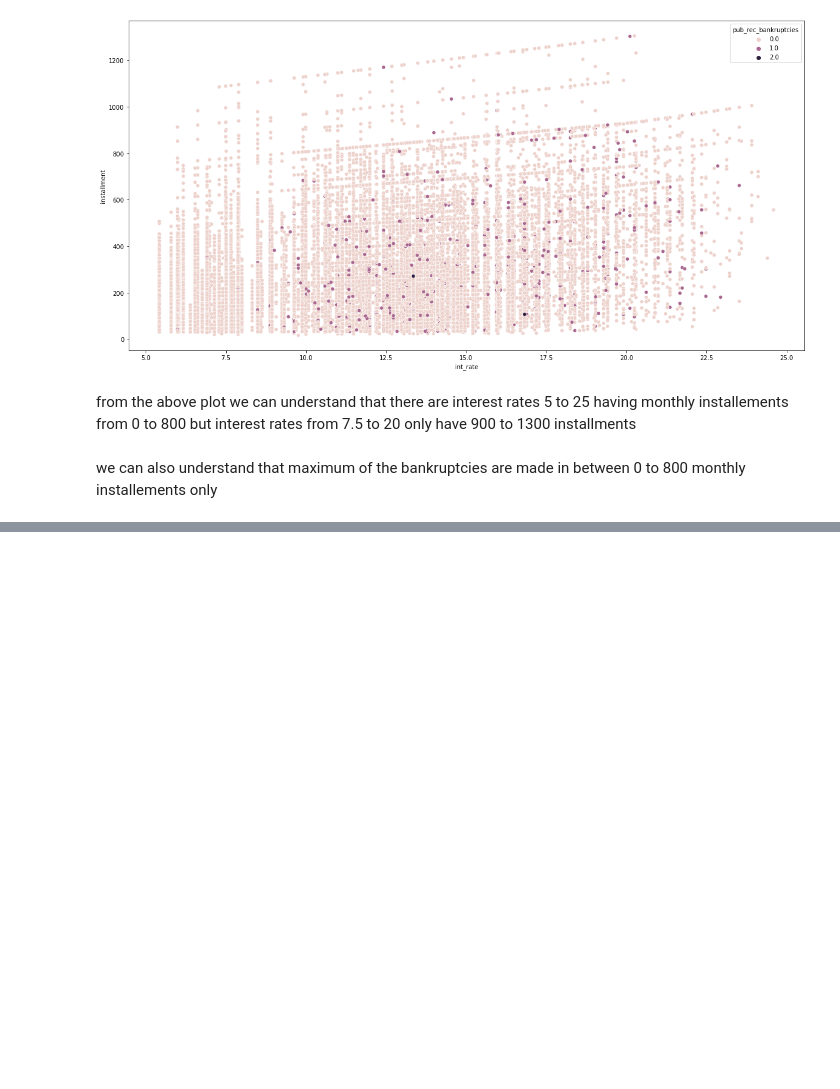
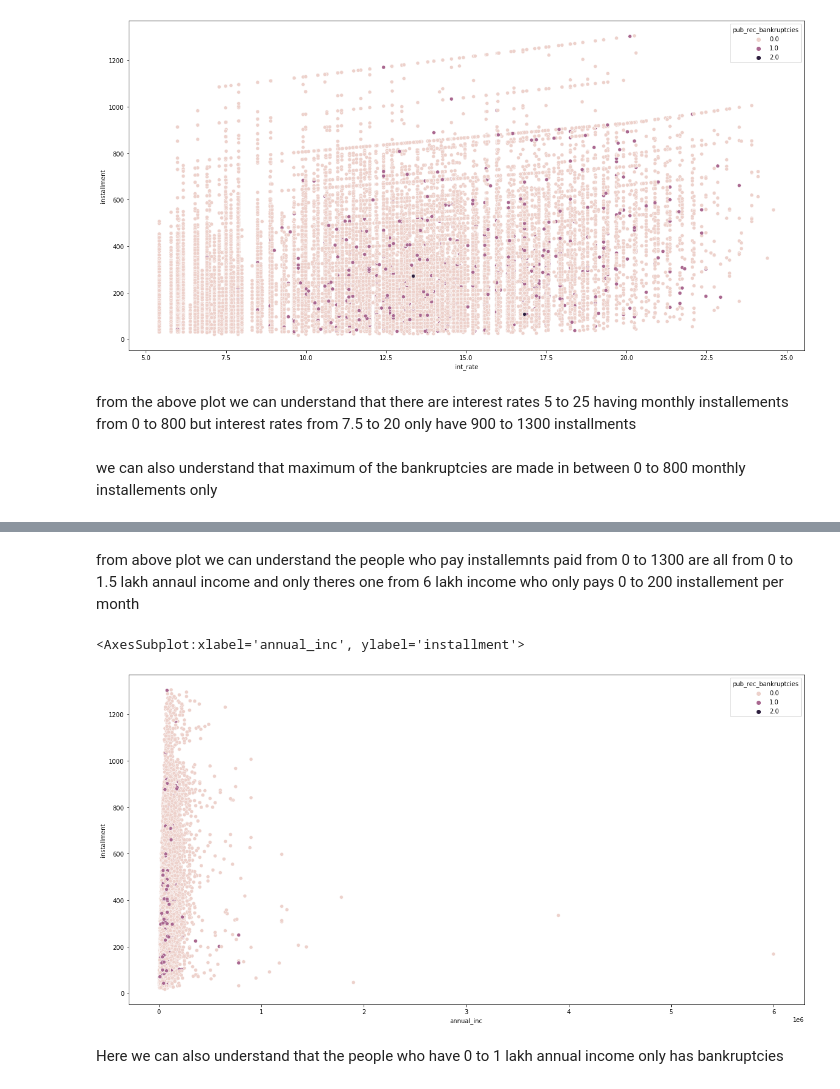
Before and after one commit to raptortreats/LendingClubCaseStudy, a Jupyter notebook: Rochish_GSK.ipynb, the cells around one changed output, grey strips where cells are left out. Saved outputs shown, nothing was run; the diff lists cells and outputs as text; code cells hidden in the pictures; blank space fills up the shorter version.

```diff
--- a/Rochish_GSK.ipynb
+++ b/Rochish_GSK.ipynb
@@ -658 +605,11 @@ sns.scatterplot(data=final_df, x='annual_inc', y='installment')
 [figure]
+# %% [markdown]
+from above plot we can understand the people who pay installemnts paid from 0 to 1300 are all from 0 to 1.5 lakh annaul income and only theres one from 6 lakh income who only pays 0 to 200 installement per month
+# %%
+plt.figure(figsize=(20, 10))
+sns.scatterplot(data=final_df, x='annual_inc', y='installment', hue='pub_rec_bankruptcies')
+# %% [output]
+<AxesSubplot:xlabel='annual_inc', ylabel='installment'>
+[figure, added]
+# %% [markdown]
+Here we can also understand that the people who have 0 to 1 lakh annual income only has bankruptcies
```
Also changed, not shown: parts of 23 cells of this notebook, 1 other file.
